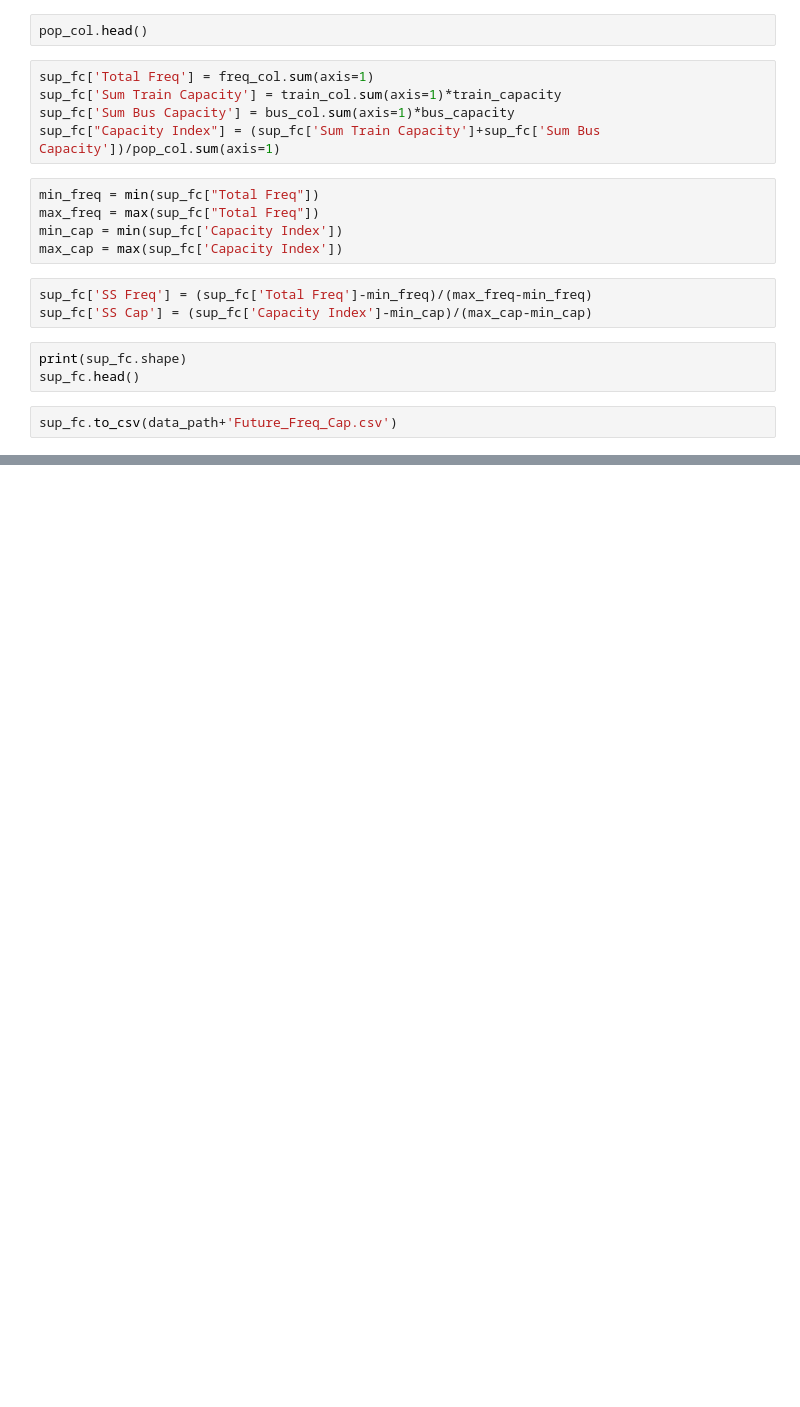
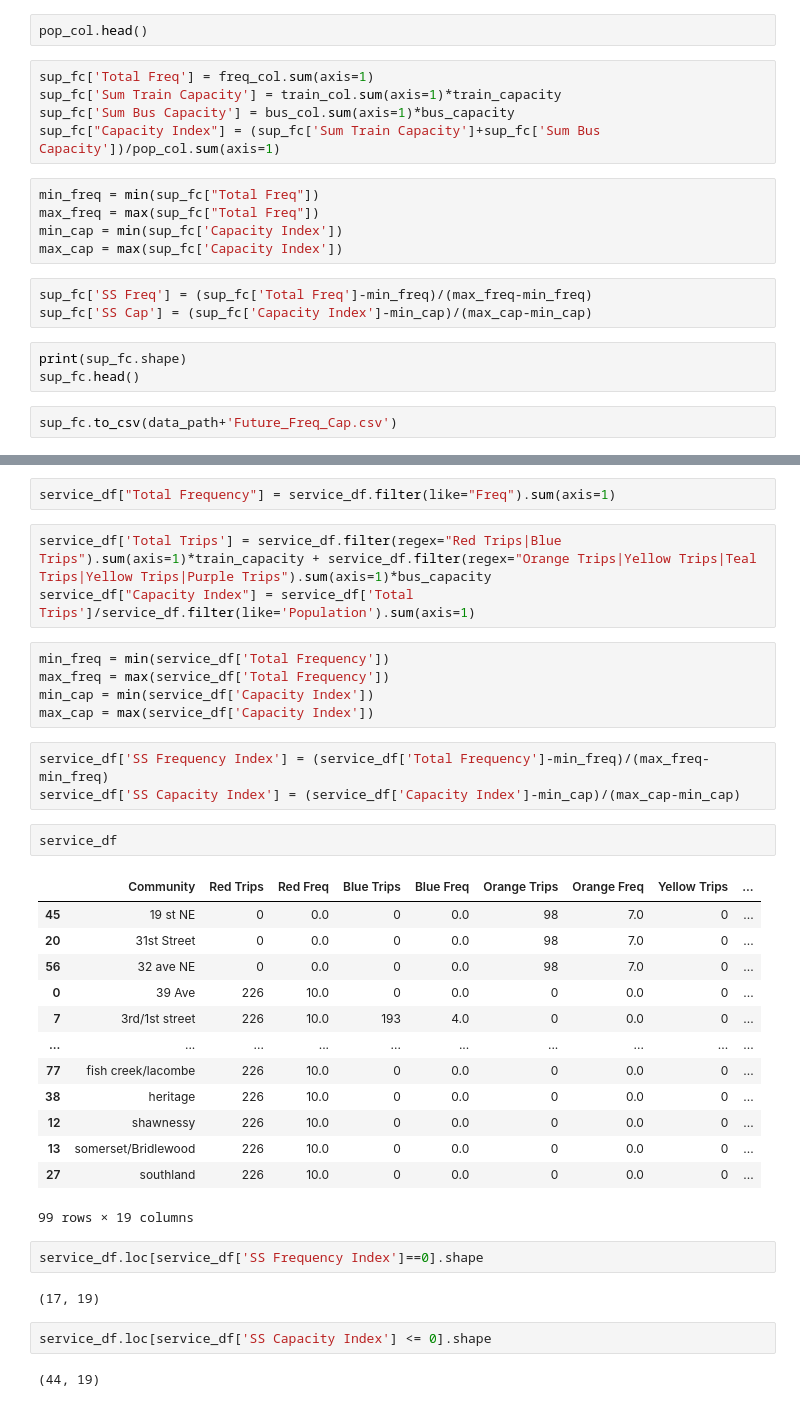
Before and after one commit to sulemanbasit/Calgary-Transit-Economic-Gap-Analysis, a Jupyter notebook: ctga.ipynb, the cells around one changed output, grey strips where cells are left out. Drawn from its saved outputs; the diff is of its cells as text; blank space fills up the shorter version.

```diff
--- a/ctga.ipynb
+++ b/ctga.ipynb
@@ -534,0 +698,37 @@ sup_fc.to_csv(data_path+'Future_Freq_Cap.csv')
+# %%
+service_df["Total Frequency"] = service_df.filter(like="Freq").sum(axis=1)
+# %%
+service_df['Total Trips'] = service_df.filter(regex="Red Trips|Blue Trips").sum(axis=1)*train_capacity + service_df.filter(regex="Orange Trips|Yellow Trips|Teal Trips|Yellow Trips|Purple Trips").sum(axis=1)*bus_capacity
+service_df["Capacity Index"] = service_df['Total Trips']/service_df.filter(like='Population').sum(axis=1)
+# %%
+min_freq = min(service_df['Total Frequency'])
+max_freq = max(service_df['Total Frequency'])
+min_cap = min(service_df['Capacity Index'])
+max_cap = max(service_df['Capacity Index'])
+# %%
+service_df['SS Frequency Index'] = (service_df['Total Frequency']-min_freq)/(max_freq-min_freq)
+service_df['SS Capacity Index'] = (service_df['Capacity Index']-min_cap)/(max_cap-min_cap)
+# %%
+service_df
+# %% [output]
+|  | Community | Red Trips | Red Freq | Blue Trips | Blue Freq | Orange Trips | Orange Freq | Yellow Trips | ... |
+| 45 | 19 st NE | 0 | 0.0 | 0 | 0.0 | 98 | 7.0 | 0 | ... |
+| 20 | 31st Street | 0 | 0.0 | 0 | 0.0 | 98 | 7.0 | 0 | ... |
+| 56 | 32 ave NE | 0 | 0.0 | 0 | 0.0 | 98 | 7.0 | 0 | ... |
+| 0 | 39 Ave | 226 | 10.0 | 0 | 0.0 | 0 | 0.0 | 0 | ... |
+| 7 | 3rd/1st street | 226 | 10.0 | 193 | 4.0 | 0 | 0.0 | 0 | ... |
+| ... | ... | ... | ... | ... | ... | ... | ... | ... | ... |
+| 77 | fish creek/lacombe | 226 | 10.0 | 0 | 0.0 | 0 | 0.0 | 0 | ... |
+| 38 | heritage | 226 | 10.0 | 0 | 0.0 | 0 | 0.0 | 0 | ... |
+| 12 | shawnessy | 226 | 10.0 | 0 | 0.0 | 0 | 0.0 | 0 | ... |
+| 13 | somerset/Bridlewood | 226 | 10.0 | 0 | 0.0 | 0 | 0.0 | 0 | ... |
+| 27 | southland | 226 | 10.0 | 0 | 0.0 | 0 | 0.0 | 0 | ... |
+99 rows × 19 columns
+# %%
+service_df.loc[service_df['SS Frequency Index']==0].shape
+# %% [output]
+(17, 19)
+# %%
+service_df.loc[service_df['SS Capacity Index'] <= 0].shape
+# %% [output]
+(44, 19)
```
Also changed, not shown: parts of 36 cells of this notebook, 6 other files.
